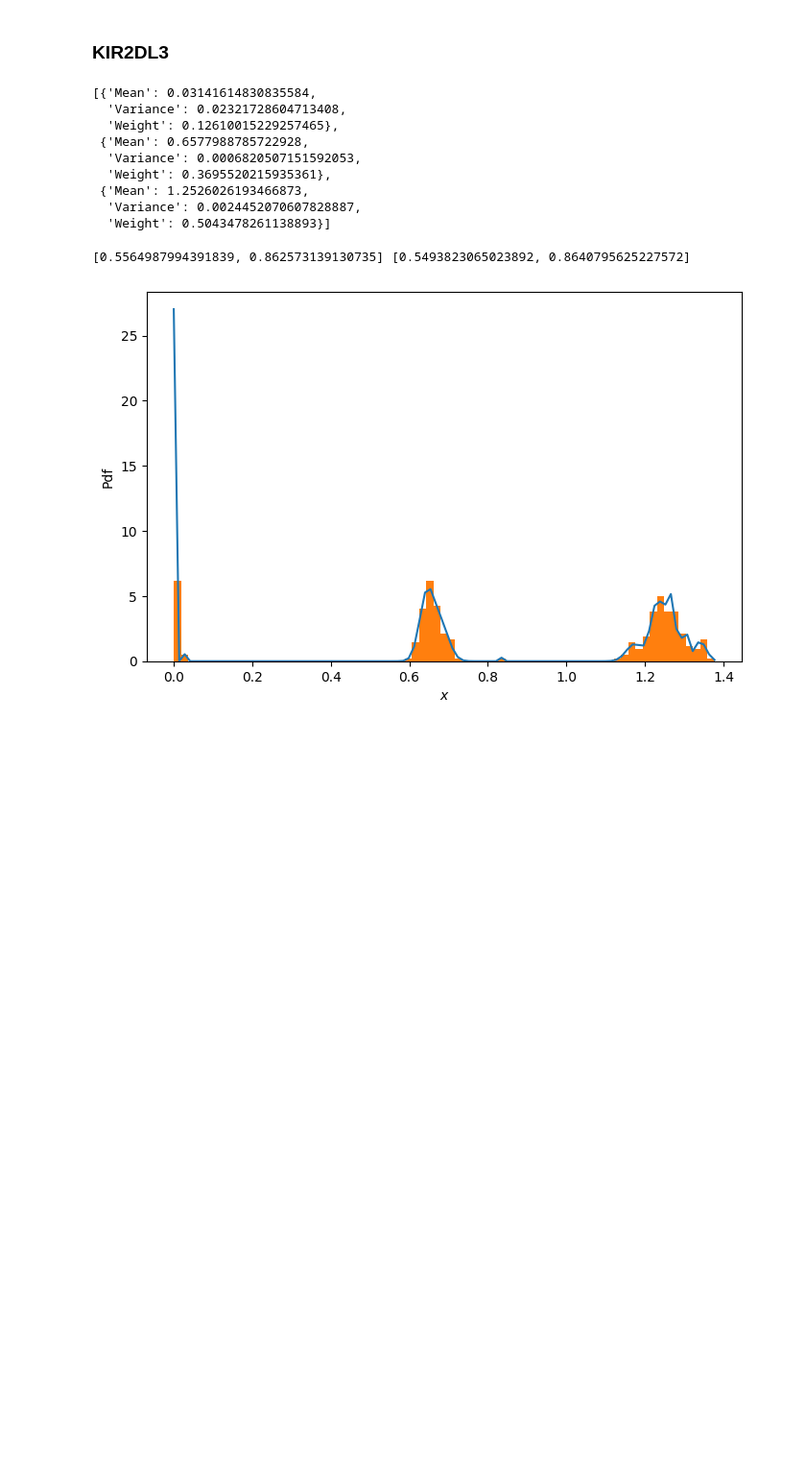
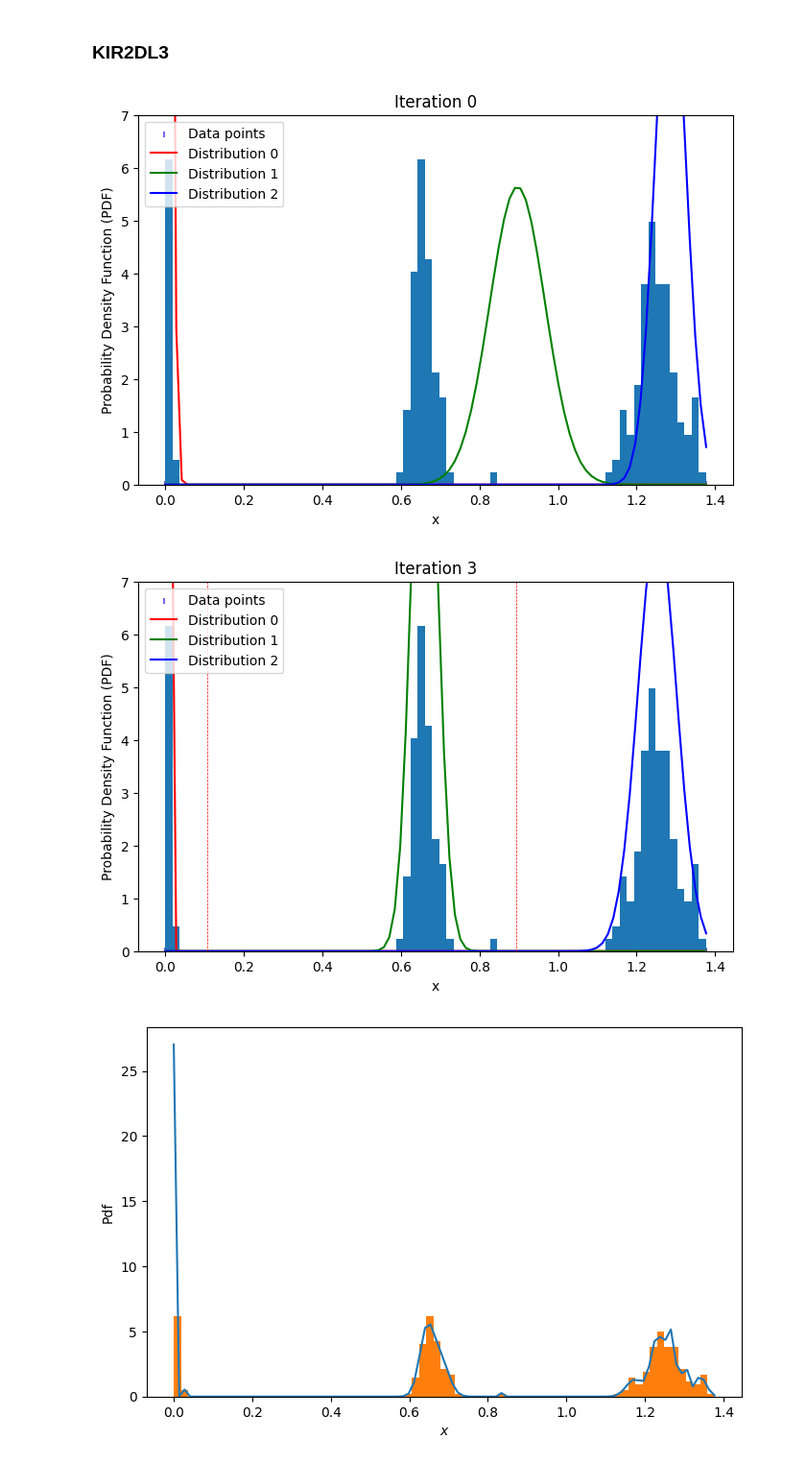
Before and after one commit to devitahalim/scie30001-project, a Jupyter notebook: notebooks/KIRdataExample.ipynb, the cells around one changed output. Shown at 96% size. Drawn from its saved outputs; the diff is of its cells as text; code cells hidden in the pictures; blank space fills up the shorter version.

```diff
--- a/notebooks/KIRdataExample.ipynb
+++ b/notebooks/KIRdataExample.ipynb
@@ -8,7 +8,14 @@ import pandas as pd
 def EMGMM(X,initial_param):
     n_components=gauss.BIC_gmm(X)
     em=gauss.GaussianEM(X,n_components,initial_param)
-    return(em)
+    t=gauss.findThreshold2(X,n_components,em)
+    return(em,t)
+
+def EMGMM2(X,initial_param):
+    n_components=gauss.BIC_gmm(X)
+    em=gauss.EMGMM_varconstraint(X,n_components,initial_param)
+    t=gauss.findThreshold2(X,n_components,em)
+    return(em,t)
 # %%
 B=pd.read_csv('/Users/devitahalim/SCIE30001_Project/GMM/locusRatioFrame.csv')
 # %% [markdown]
@@ -32,25 +39,14 @@ a=({
     'Variance':0.01,
     'Weight':1/3
 })
-em=EMGMM(X,[])
+
+em2,t2=EMGMM2(X,[])
-# %%
-em[-1]
-# %% [output]
-[{'Mean': 0.03141614830835584,
-  'Variance': 0.02321728604713408,
-  'Weight': 0.12610015229257465},
- {'Mean': 0.6577988785722928,
-  'Variance': 0.0006820507151592053,
-  'Weight': 0.3695520215935361},
- {'Mean': 1.2526026193466873,
-  'Variance': 0.0024452070607828887,
-  'Weight': 0.5043478261138893}]
-# %%
-t=gauss.findThreshold1(X,gauss.BIC_gmm(X),em)
-th=gauss.findThreshold2(X,gauss.BIC_gmm(X),em)
-print(t,th)
-# %% [output]
-[0.5564987994391839, 0.862573139130735] [0.5493823065023892, 0.8640795625227572]
+# %%
+
+gauss.PlotGMM(X,em2,10,t2,7)
+# %% [output]
+[figure, added]
+[figure, added]
 # %%
 X=X.reshape(-1,1)
 gm=GaussianMixture().fit(X)
```
Also changed, not shown: 1 other file.
